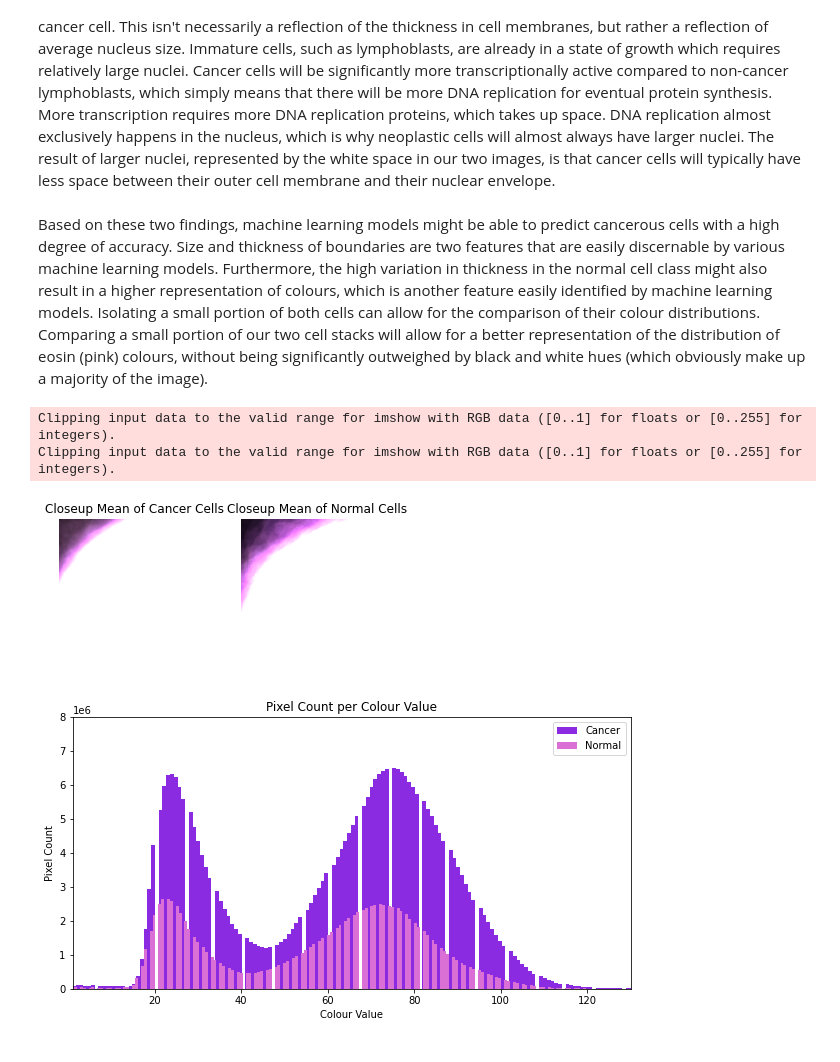
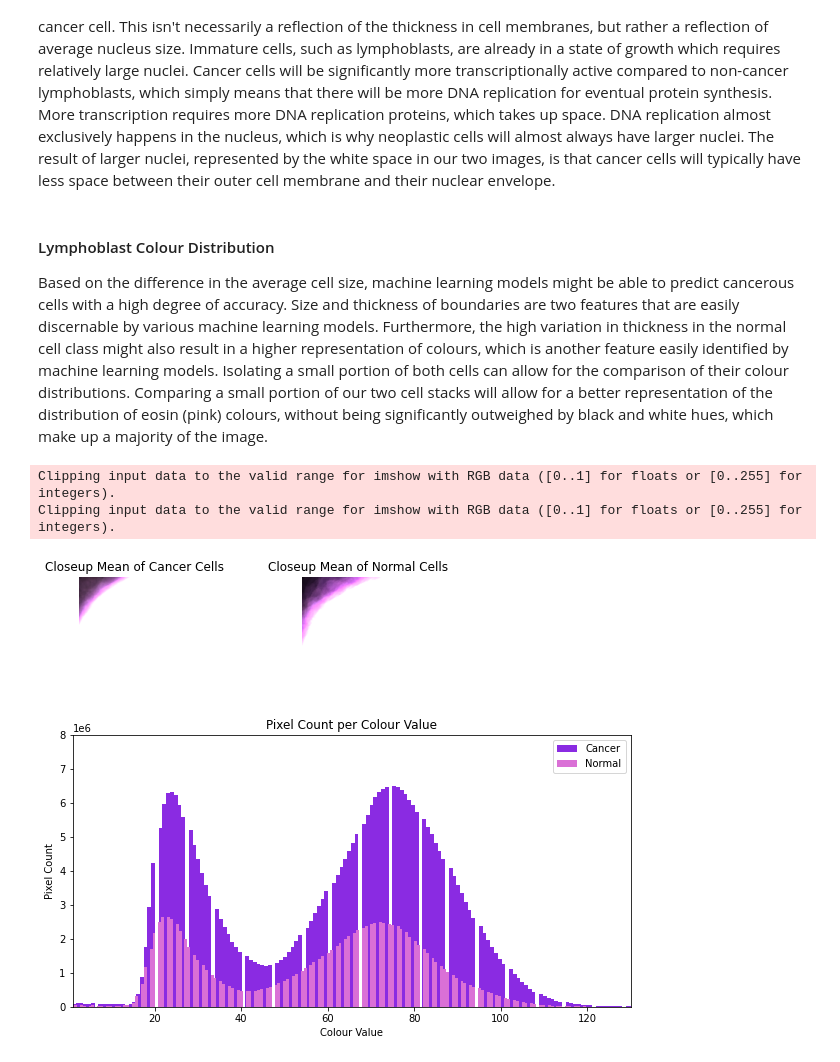
Before and after one commit to suhayb-h/Acute-Lymphoblastic-Leukemia-Classifier, a Jupyter notebook: 1_ALL_EDA.ipynb, the cells around one changed output. Saved outputs shown, nothing was run; the diff lists cells and outputs as text; code cells hidden in the pictures.

```diff
--- a/1_ALL_EDA.ipynb
+++ b/1_ALL_EDA.ipynb
@@ -81,9 +95,13 @@ df_test
 This notebook was created with the purpose of analyzing images of cells that were contained within the original dataset. The first step was to assess whether these images could be found and categorized within the code, based on folder structure and organization. This process was conducted in the cell below:
 # %%
-# Restructure the training directory prior to running any further cells is required. Instructions are found in the README file.
-data = tf.keras.utils.image_dataset_from_directory('/content/drive/Othercomputers/My MacBook Air/BrainStation/Capstone/capstone_data/training_data',
-                                                   labels = "inferred",
-                                                   class_names=['all', 'hem'])
+# Re-structuring the training directory prior to running any further cells is required
+# Instructions for re-structuring are found in README file
+
+data = \
+tf.keras.utils.\
+image_dataset_from_directory('/content/drive/Othercomputers/My MacBook Air/C-NMC_Leukemia/training_data', # --> Training set directory path
+                             labels = "inferred", # --> Labels are extracted directly from folder names from directory
+                             class_names=['all', 'hem']) # --> Class names need to be identical to folder names or errors will result
 # %% [output]
 Found 10661 files belonging to 2 classes.
 # %% [markdown]
@@ -112,7 +132,13 @@ There are  actions that can be taken to assess whether there are truly changes i
 # %%
 hem_ = []
 
-for i in glob.glob('/content/drive/Othercomputers/My MacBook Air/BrainStation/Capstone/capstone_data/training_data/hem/*.bmp'):
+#For original author: Code to run locally
+#for i in glob.glob('/C-NMC_Leukemia/training_data/hem/*.bmp'):
+#   im=img.imread(i)
+#   hem_.append(im)
+
+# For original author: Code to run on co-lab
+for i in glob.glob('/content/drive/Othercomputers/My MacBook Air/C-NMC_Leukemia/training_data/hem/*.bmp'):
     im=img.imread(i)
     hem_.append(im)
 
@@ -120,7 +146,13 @@ hem_array = np.array(hem_)
 # %%
 all_ = []
 
-for i in glob.glob('/content/drive/Othercomputers/My MacBook Air/BrainStation/Capstone/capstone_data/training_data/all/*.bmp'):
+#For original author: Code to run locally
+#for i in glob.glob('/C-NMC_Leukemia/training_data/all/*.bmp'):
+#   im=img.imread(i)
+#   all_.append(im)
+
+# For original author: Code to run on co-lab
+for i in glob.glob('/content/drive/Othercomputers/My MacBook Air/C-NMC_Leukemia/training_data/all/*.bmp'):
     im=img.imread(i)
     all_.append(im)
 
@@ -160,22 +194,26 @@ Already, some interesting observations between both classes of cells can be made
 In terms of differences between these images, there are two significant observations. Firstly, the average cancer cell looks relatively large compared to the non-cancer image, which aligns with the inital thoughts outlined in this notebook. The current understanding of cancer is that neoplastic cells are typically large to facilitate constant growth allowing for increased cell division.
 Additionally, the average cancer cell had a 'thinner' membrane compare to a non-cancer cell. This isn't necessarily a reflection of the thickness in cell membranes, but rather a reflection of average nucleus size. Immature cells, such as lymphoblasts, are already in a state of growth which requires relatively large nuclei. Cancer cells will be significantly more transcriptionally active compared to non-cancer lymphoblasts, which simply means that there will be more DNA replication for eventual protein synthesis. More transcription requires more DNA replication proteins, which takes up space. DNA replication almost exclusively happens in the nucleus, which is why neoplastic cells will almost always have larger nuclei. The result of larger nuclei, represented by the white space in our two images, is that cancer cells will typically have less space between their outer cell membrane and their nuclear envelope.
 # %% [markdown]
-Based on these two findings, machine learning models might be able to predict cancerous cells with a high degree of accuracy. Size and thickness of boundaries are two features that are easily discernable by various machine learning models. Furthermore, the high variation in thickness in the normal cell class might also result in a higher representation of colours, which is another feature easily identified by machine learning models. Isolating a small portion of both cells can allow for the comparison of their colour distributions. Comparing a small portion of our two cell stacks will allow for a better representation of the distribution of eosin (pink) colours, without being significantly outweighed by  black and white hues (which obviously make up a majority of the image).
+#### Lymphoblast Colour Distribution
+
+Based on the difference in the average cell size, machine learning models might be able to predict cancerous cells with a high degree of accuracy. Size and thickness of boundaries are two features that are easily discernable by various machine learning models. Furthermore, the high variation in thickness in the normal cell class might also result in a higher representation of colours, which is another feature easily identified by machine learning models. Isolating a small portion of both cells can allow for the comparison of their colour distributions. Comparing a small portion of our two cell stacks will allow for a better representation of the distribution of eosin (pink) colours, without being significantly outweighed by  black and white hues, which make up a majority of the image.
 # %%
 plt.subplot(1, 2, 1)
 plt.imshow(all_array[:,100:250,100:250].mean(axis=0))
 plt.title("Closeup Mean of Cancer Cells")
 plt.axis("off")
 
 plt.subplot(1, 2, 2)
 plt.imshow(hem_array[:,100:250,100:250].mean(axis=0))
 plt.title("Closeup Mean of Normal Cells")
 plt.axis("off")
+
+plt.subplots_adjust(wspace=1)
 plt.show()
 # %% [output]
 Clipping input data to the valid range for imshow with RGB data ([0..1] for floats or [0..255] for integers).
 Clipping input data to the valid range for imshow with RGB data ([0..1] for floats or [0..255] for integers).
-[figure, old version]
+[figure, new version]
 # %%
 plt.figure(figsize = (10, 5))
 plt.hist(np.ravel(all_array[:,100:250,100:250]), bins=256, label = 'Cancer', color = 'blueviolet')
```
Also changed, not shown: parts of 12 cells of this notebook.
